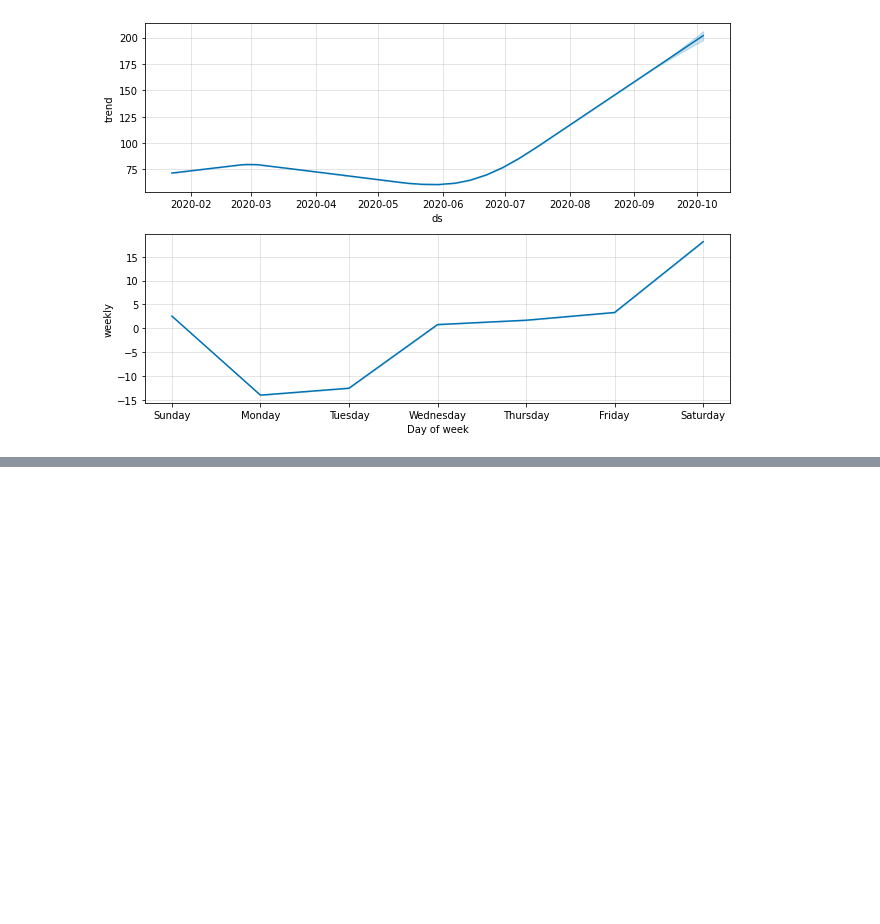
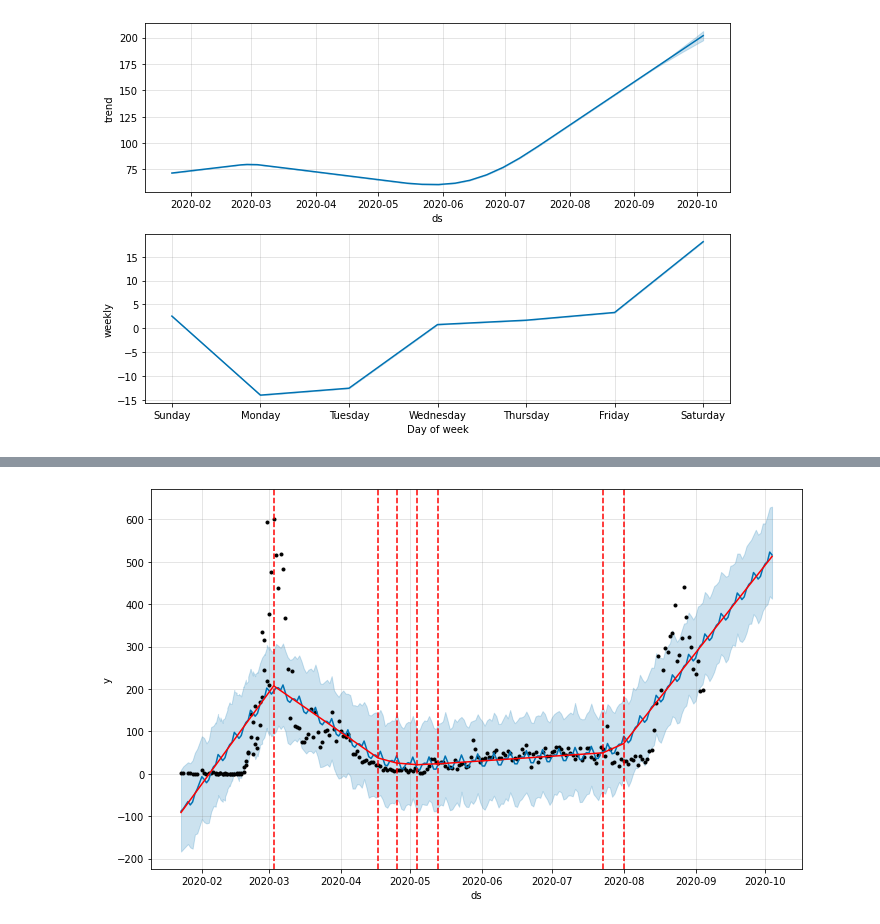
Before and after one commit to Lagom92/covid_visualize, a Jupyter notebook: note/코로나 데이터 예측.ipynb, the cells around one changed output, grey strips where cells are left out. Drawn from its saved outputs; the diff is of its cells as text; code cells hidden in the pictures; blank space fills up the shorter version.

```diff
--- a/note/코로나 데이터 예측.ipynb
+++ b/note/코로나 데이터 예측.ipynb
@@ -123,3 +128,21 @@ m.plot_components(forecast)
 # %% [output]
 [figure]
 [figure]
+# %%
+  #Prophet에선 기본적으로 트렌드가 변경되는 지점을 자동으로 감지해 트렌드를 예측해준다.
+m = Prophet(
+    changepoint_prior_scale=0.2, #Change Point의 유연성을 조정하는 방법: 디폴트는 0.05(값이 커질수록 유연해진다)
+    changepoint_range=0.9, # 기본적으로 Prophet은 시계열 데이터의 80% 크기에서 잠재적으로 ChangePoint를 지정해주지만 90%로 설정해준다.
+
+)
+
+m.fit(confirmed_prophet)
+
+#미래 dataframe
+future = m.make_future_dataframe(periods=30)#현재까지의 날짜로부터 30일의 미래
+forecast = m.predict(future)
+
+fig = plot_plotly(m, forecast)
+py.iplot(fig)
+
+#점이 없이 선만 있는 부분이 예측된 미래
@@ -125,0 +153,7 @@ m.plot_components(forecast)
+# %%
+#checkpoints 나타내기
+fig = m.plot(forecast)
+a = add_changepoints_to_plot(fig.gca(), m, forecast)
+#빨간 점선이 changepoints, 빨간 실선이 Trend를 나타낸다.
+# %% [output]
+[figure, added]
```
Also changed, not shown: parts of 19 cells of this notebook.
